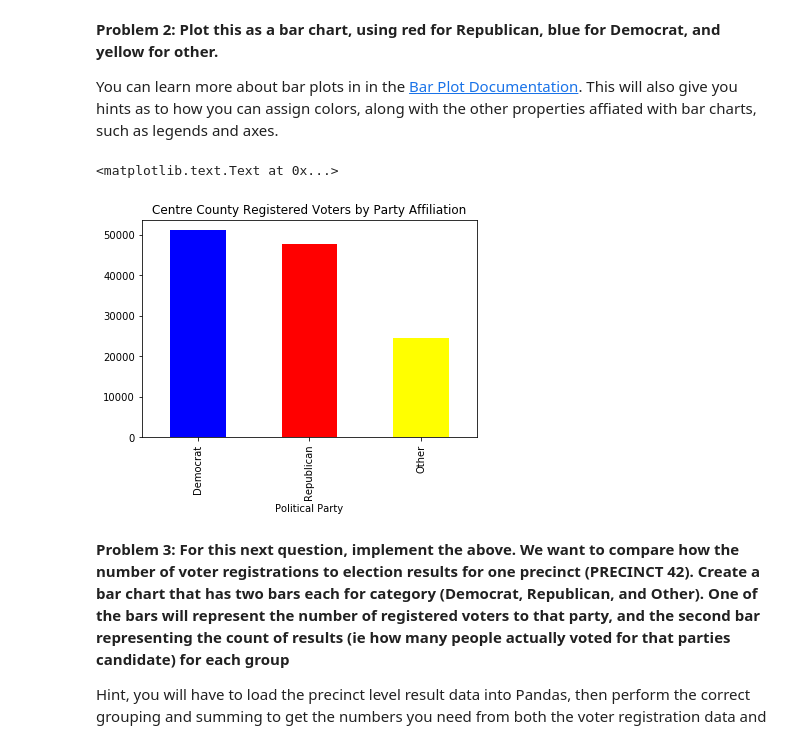
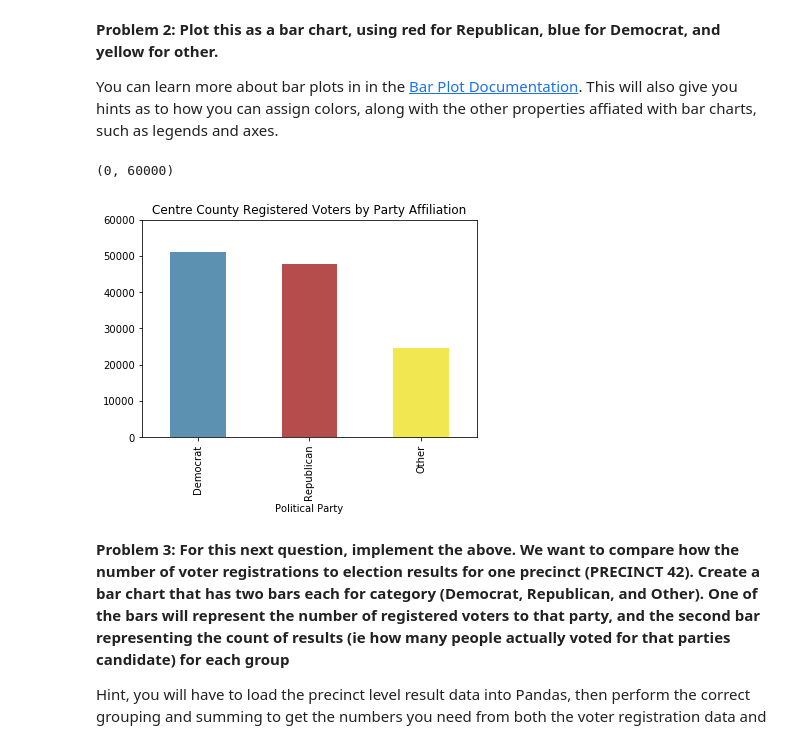
Before and after one commit to jttarleton/big-data-spring2017, a Jupyter notebook: week3/PSET_2_Pandas.ipynb, the cells around one changed output. Drawn from its saved outputs; the diff is of its cells as text; code cells hidden in the pictures.

```diff
--- a/week3/PSET_2_Pandas.ipynb
+++ b/week3/PSET_2_Pandas.ipynb
@@ -134,11 +142,12 @@ df_parties
 
 You can learn more about bar plots in in the [Bar Plot Documentation](http://pandas.pydata.org/pandas-docs/version/0.18.1/visualization.html#visualization-barplot). This will also give you hints as to how you can assign colors, along with the other properties affiated with bar charts, such as legends and axes.
 # %%
-parties_plot = df_parties.plot(kind='bar',legend=None,title="Centre County Registered Voters by Party Affiliation", color=['blue', 'red', 'yellow'])
+parties_plot = df_parties.plot(kind='bar',alpha=.8,legend=None,title="Centre County Registered Voters by Party Affiliation", color=['#34769f', '#a32121', '#ede126'])
 parties_plot.set_xlabel("Political Party")
+plt.ylim([0, 60000])
 # %% [output]
-<matplotlib.text.Text at 0x...>
+(0, 60000)
-[figure, old version]
+[figure, new version]
 # %% [markdown]
 **Problem 3: For this next question, implement the above. We want to compare how the number of voter registrations to election results for one precinct (PRECINCT 42). Create a bar chart that has two bars each for category (Democrat, Republican, and Other). One of the bars will represent the number of registered voters to that party, and the second bar representing the count of results (ie how many people actually voted for that parties candidate) for each group**
 
```
Also changed, not shown: parts of 14 cells of this notebook.
